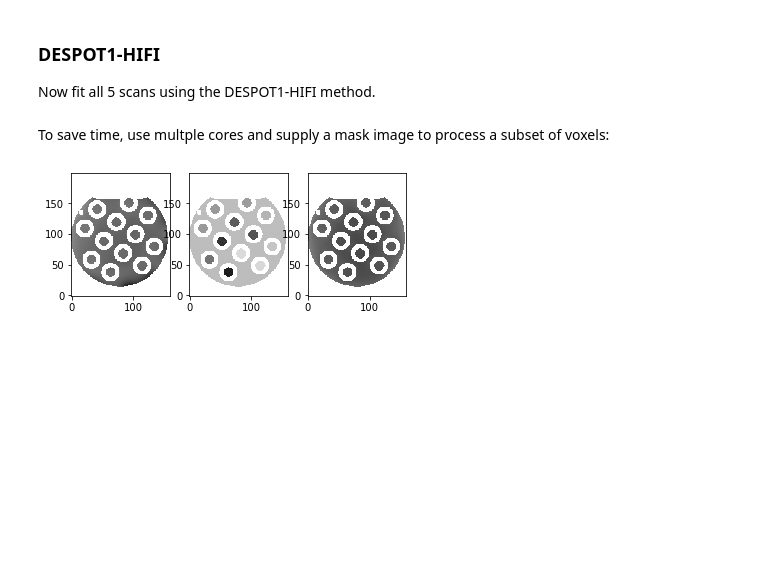
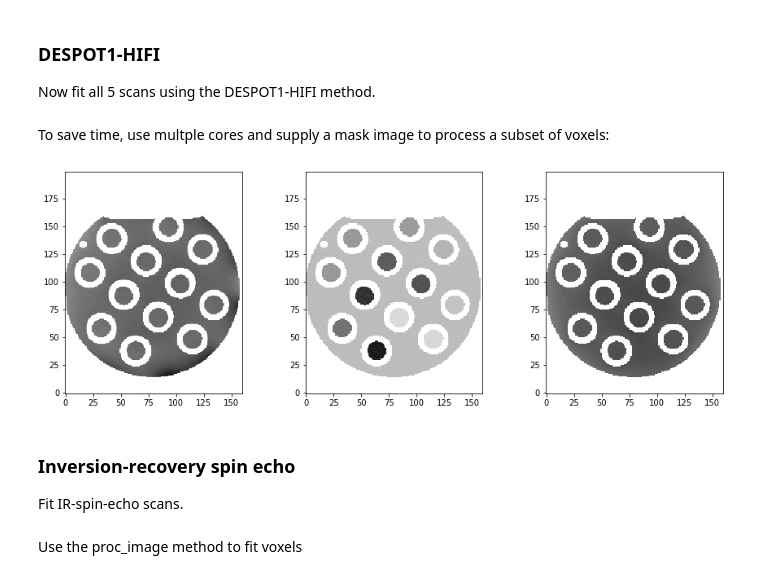
Before and after one commit to mjt320/SEPAL, a Jupyter notebook: demo/demo_fit_t1.ipynb, the cells around one changed output. Drawn from its saved outputs; the diff is of its cells as text; code cells hidden in the pictures; blank space fills up the shorter version.

Commit message:
implemented inversion recovery T1 fitting

```diff
--- a/demo/demo_fit_t1.ipynb
+++ b/demo/demo_fit_t1.ipynb
@@ -176,9 +210,12 @@ s0, t1, k_fa, s_fit = hifi_fitter.proc_image(images,
                                              suffix='_HIFI',
                                              n_procs=4);
 # %%
-fig, ax = plt.subplots(1,3)
+fig, ax = plt.subplots(1,3, figsize=(15,5))
 ax[0].imshow(s0[78,:,:], cmap="gray_r", origin="lower", vmin=0, vmax=3000)
 ax[1].imshow(t1[78,:,:], cmap="gray_r", origin="lower", vmin=0, vmax=2)
 ax[2].imshow(k_fa[78,:,:], cmap="gray_r", origin="lower", vmin=0, vmax=1.5);
 # %% [output]
-[figure, old version]
+[figure, new version]
+# %% [markdown]
+### Inversion-recovery spin echo
+Fit IR-spin-echo scans.
@@ -184,0 +227,2 @@ ax[2].imshow(k_fa[78,:,:], cmap="gray_r", origin="lower", vmin=0, vmax=1.5);
+# %% [markdown]
+Use the proc_image method to fit voxels
```
Also changed, not shown: parts of 9 cells of this notebook, 9 other files.
